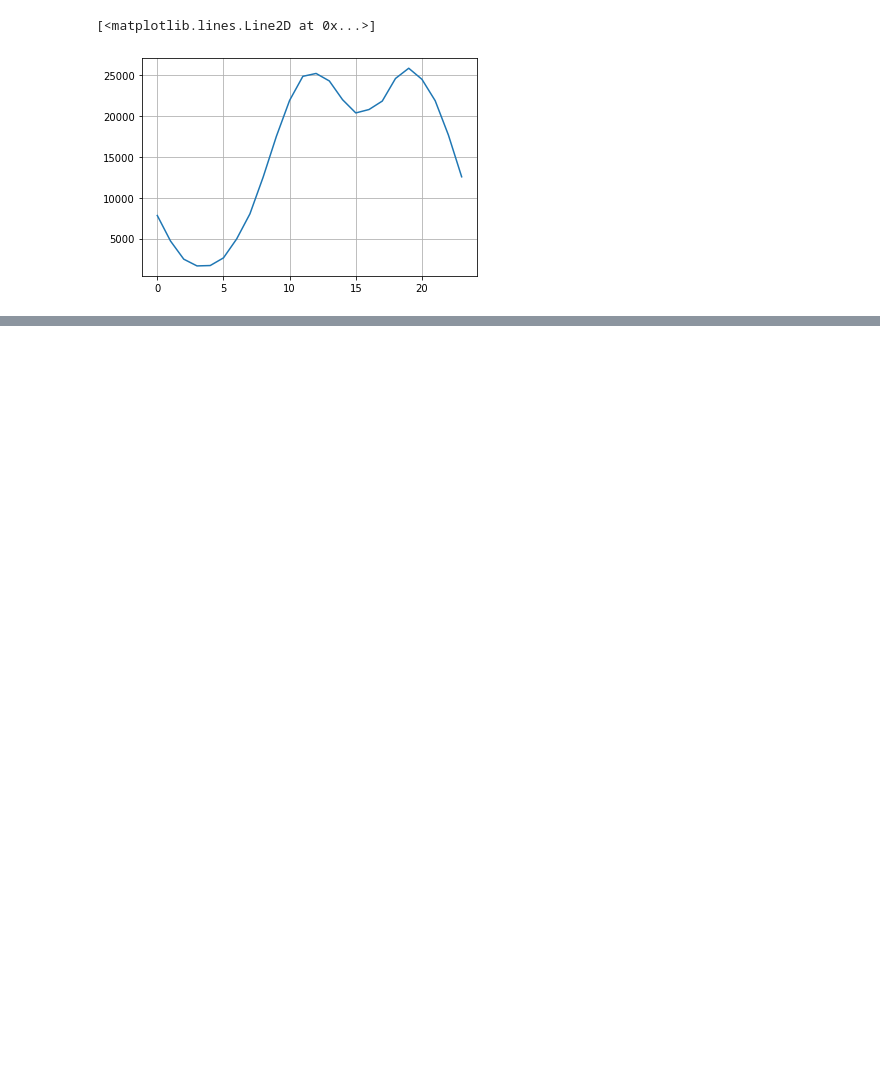
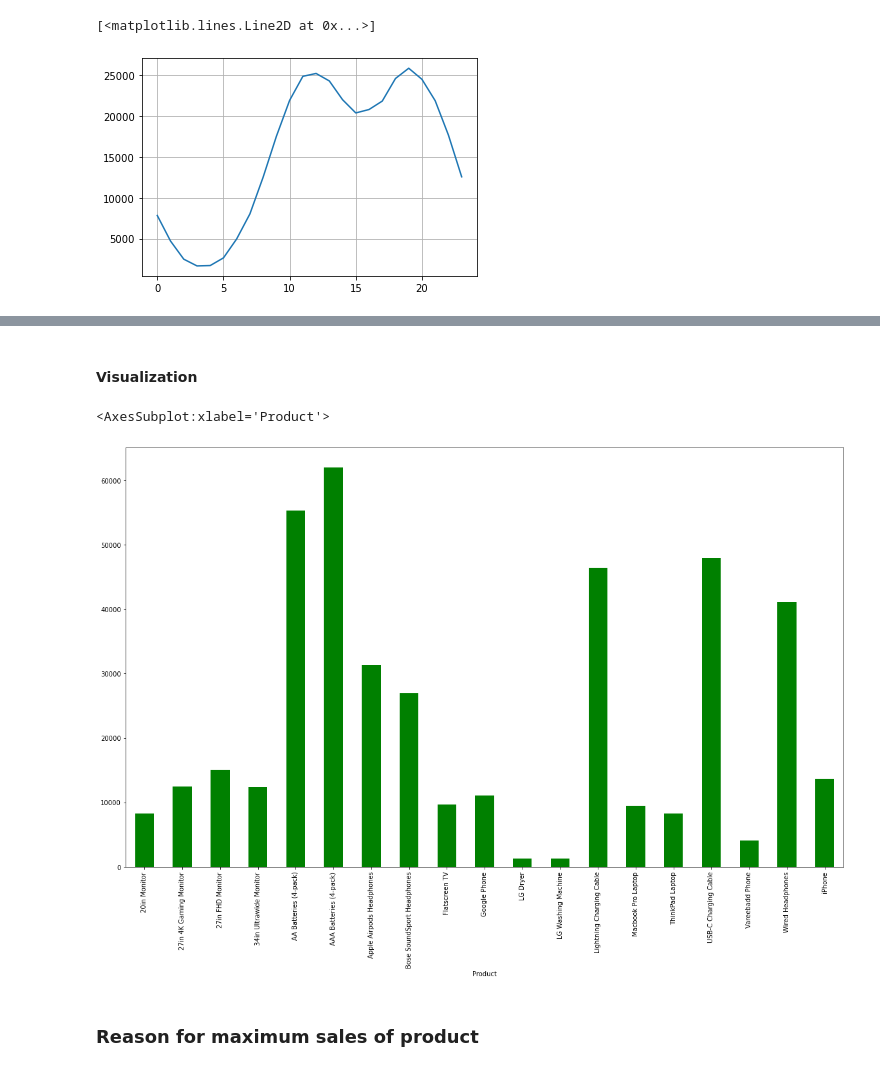
Before and after one commit to Omkar078/E-commerce-site-Sales-data-Analysis, a Jupyter notebook: E-commerce sales analysis .ipynb, the cells around one changed output, grey strips where cells are left out. Cells and saved outputs as stored; diff of their text form; code cells hidden in the pictures; blank space fills up the shorter version.

```diff
--- a/E-commerce sales analysis .ipynb
+++ b/E-commerce sales analysis .ipynb
@@ -308,0 +320,3 @@ plt.plot(keys,hour)
+# %%
+pr_df = df.groupby('Product')['Quantity Ordered'].sum()
+pr_df
@@ -308,0 +341,9 @@ plt.plot(keys,hour)
+# %% [markdown]
+#### Visualization
+# %%
+pr_df.plot.bar(figsize = (20,12), color = 'Green')
+# %% [output]
+<AxesSubplot:xlabel='Product'>
+[figure, added]
+# %% [markdown]
+### Reason for maximum sales of product
```
Also changed, not shown: parts of 8 cells of this notebook.
